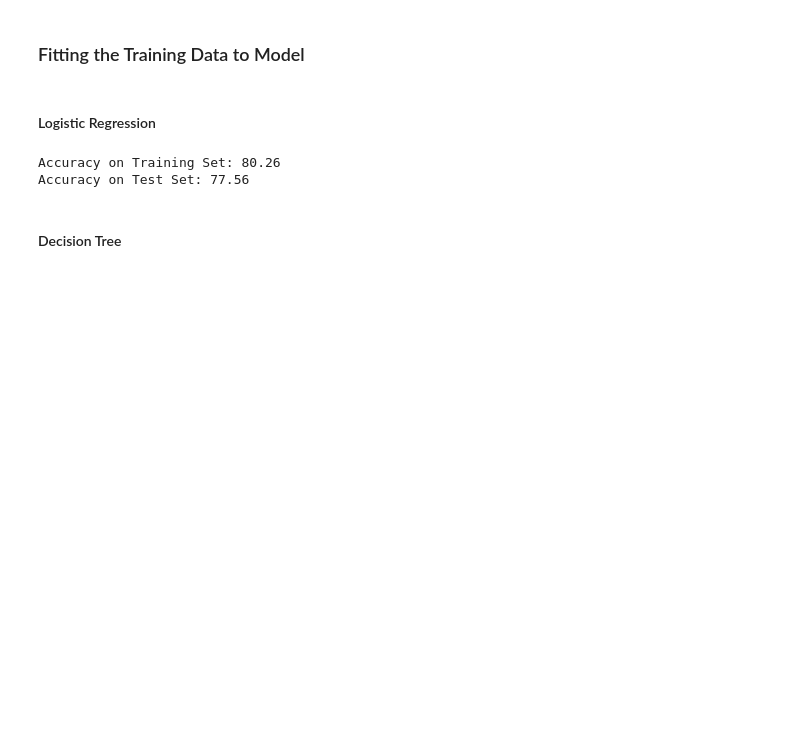
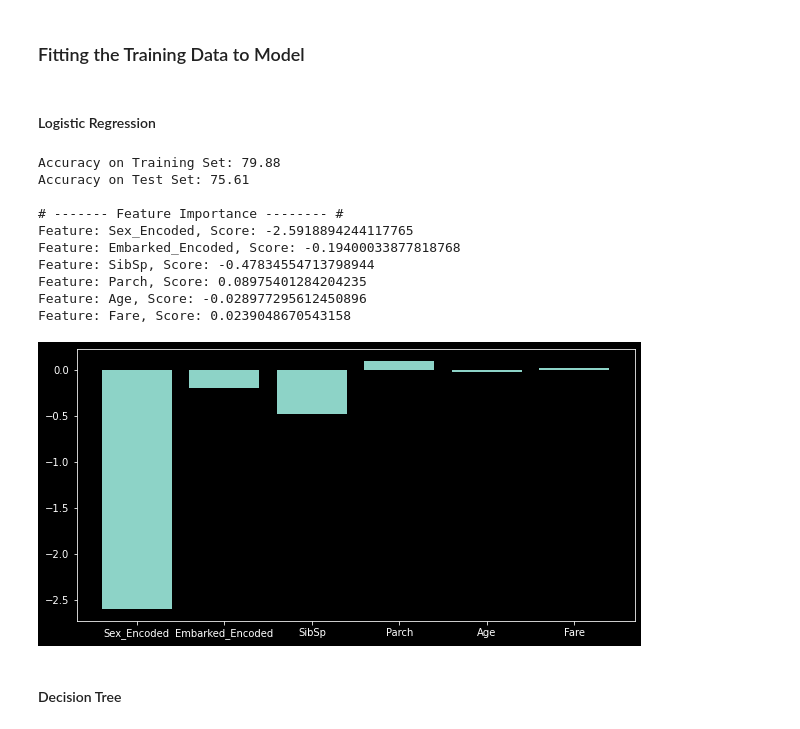
Before and after one commit to PrynsTag/Kaggle-Competitions, a Jupyter notebook: 01 - Titanic - Machine Learning from Disaster /titanic_exploration.ipynb, the cells around one changed output. Cells and saved outputs as stored; diff of their text form; code cells hidden in the pictures; blank space fills up the shorter version.

```diff
--- a/01 - Titanic - Machine Learning from Disaster /titanic_exploration.ipynb
+++ b/01 - Titanic - Machine Learning from Disaster /titanic_exploration.ipynb
@@ -181,3 +176,0 @@ Since `Age` has some significant values that are missing and we have no way to i
-# %%
-mean_age = train_data["Age"].mean()
-train_data["Age"].fillna(mean_age, inplace=True)
@@ -240,5 +209,0 @@ Since `Embarked` is a column that tells from which port did the person come in t
-# %%
-print("BEFORE Row Deletion: {}\n".format(train_data.shape[0]))
-train_data.dropna(inplace=True)
-missing_val()
-print("\nAFTER Row Deletion: {}".format(train_data.shape[0]))
@@ -406,14 +336,32 @@ X_train, X_test, y_train, y_test = train_test_split(X, y)
 # %%
 from sklearn.linear_model import LogisticRegression
 
 logreg = LogisticRegression(n_jobs=-1).fit(X_train, y_train)
 acc_logreg = logreg.score(X_train, y_train)*100
 acc_test_logreg = logreg.score(X_test, y_test)*100
 print("Accuracy on Training Set: {:.2f}".format(acc_logreg))
 print("Accuracy on Test Set: {:.2f}".format(acc_test_logreg))
+
+print("\n# ------- Feature Importance -------- #")
+importance = logreg.coef_[0]
+for idx, val in enumerate(importance):
+    col_name = X.iloc[:, idx].name
+    print("Feature: {}, Score: {}".format(col_name, val))
+
+plt.subplots(figsize=(10, 5))
+_ = plt.bar([X.iloc[:, x].name for x in range(len(importance))], importance)
 # %% [output]
-Accuracy on Training Set: 80.26
-Accuracy on Test Set: 77.56
+Accuracy on Training Set: 79.88
+Accuracy on Test Set: 75.61
+
+# ------- Feature Importance -------- #
+Feature: Sex_Encoded, Score: -2.5918894244117765
+Feature: Embarked_Encoded, Score: -0.19400033877818768
+Feature: SibSp, Score: -0.47834554713798944
+Feature: Parch, Score: 0.08975401284204235
+Feature: Age, Score: -0.028977295612450896
+Feature: Fare, Score: 0.0239048670543158
+[figure, added]
 # %% [markdown]
 #### Decision Tree
 # %%
```
Also changed, not shown: parts of 70 cells of this notebook, 2 other files.
